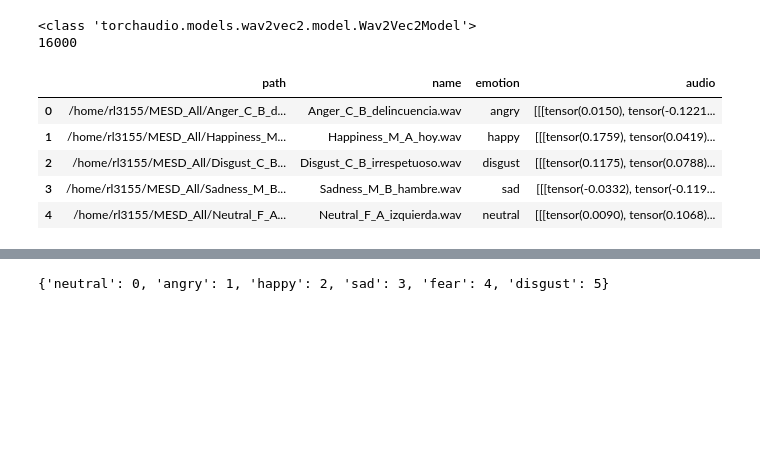
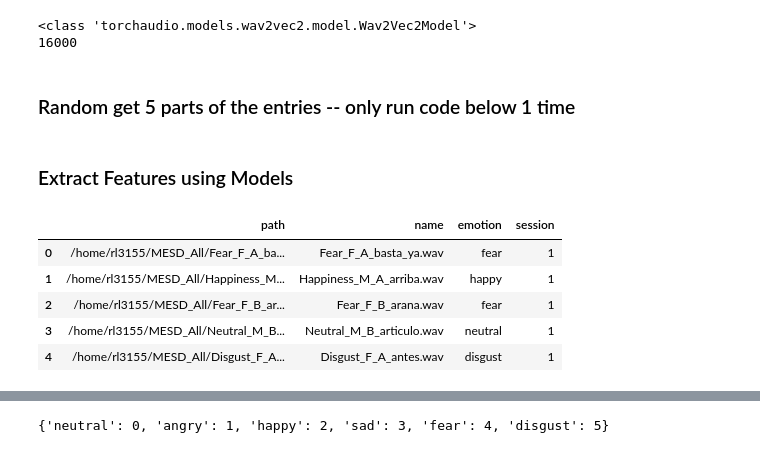
Before and after one commit to zhangjxCS/Multilingual-Speech-Emotion-Recognition-System, a Jupyter notebook: Spanish/Spanish_New/newSpanish.ipynb, the cells around one changed output, grey strips where cells are left out. Cells and saved outputs as stored; diff of their text form; code cells hidden in the pictures; blank space fills up the shorter version.

Commit message:
Spanish New - Wav2vecbase: - Assign sessions for entries - Train test split according to holdout - Record weights for each layer

```diff
--- a/Spanish/Spanish_New/newSpanish.ipynb
+++ b/Spanish/Spanish_New/newSpanish.ipynb
@@ -30,3 +34,5 @@ print(bundle.sample_rate)
 # %% [output]
 <class 'torchaudio.models.wav2vec2.model.Wav2Vec2Model'>
 16000
+# %% [markdown]
+### Random get 5 parts of the entries -- only run code below 1 time
@@ -33 +66,16 @@ print(bundle.sample_rate)
+# %% [markdown]
+### Extract Features using Models
+# %%
+# Get the entries with assigned session
+
+dataframe_path = main_path + '/session_entries.csv'
+file = pd.read_csv(dataframe_path)[['path', 'name', 'emotion', 'session']]
+file.head()
+# %% [output]
+|  | path | name | emotion | session |
+| 0 | /home/rl3155/MESD_All/Fear_F_A_ba... | Fear_F_A_basta_ya.wav | fear | 1 |
+| 1 | /home/rl3155/MESD_All/Happiness_M... | Happiness_M_A_arriba.wav | happy | 1 |
+| 2 | /home/rl3155/MESD_All/Fear_F_B_ar... | Fear_F_B_arana.wav | fear | 1 |
+| 3 | /home/rl3155/MESD_All/Neutral_M_B... | Neutral_M_B_articulo.wav | neutral | 1 |
+| 4 | /home/rl3155/MESD_All/Disgust_F_A... | Disgust_F_A_antes.wav | disgust | 1 |
 # %%
@@ -61,9 +93,0 @@ file = pd.DataFrame({'path':file_paths, 'name': file_names, 'emotion': emotions,
-# %%
-file.head()
-# %% [output]
-|  | path | name | emotion | audio |
-| 0 | /home/rl3155/MESD_All/Anger_C_B_d... | Anger_C_B_delincuencia.wav | angry | [[[tensor(0.0150), tensor(-0.1221... |
-| 1 | /home/rl3155/MESD_All/Happiness_M... | Happiness_M_A_hoy.wav | happy | [[[tensor(0.1759), tensor(0.0419)... |
-| 2 | /home/rl3155/MESD_All/Disgust_C_B... | Disgust_C_B_irrespetuoso.wav | disgust | [[[tensor(0.1175), tensor(0.0788)... |
-| 3 | /home/rl3155/MESD_All/Sadness_M_B... | Sadness_M_B_hambre.wav | sad | [[[tensor(-0.0332), tensor(-0.119... |
-| 4 | /home/rl3155/MESD_All/Neutral_F_A... | Neutral_F_A_izquierda.wav | neutral | [[[tensor(0.0090), tensor(0.1068)... |
```
Also changed, not shown: parts of 19 cells of this notebook, 1 other file.
